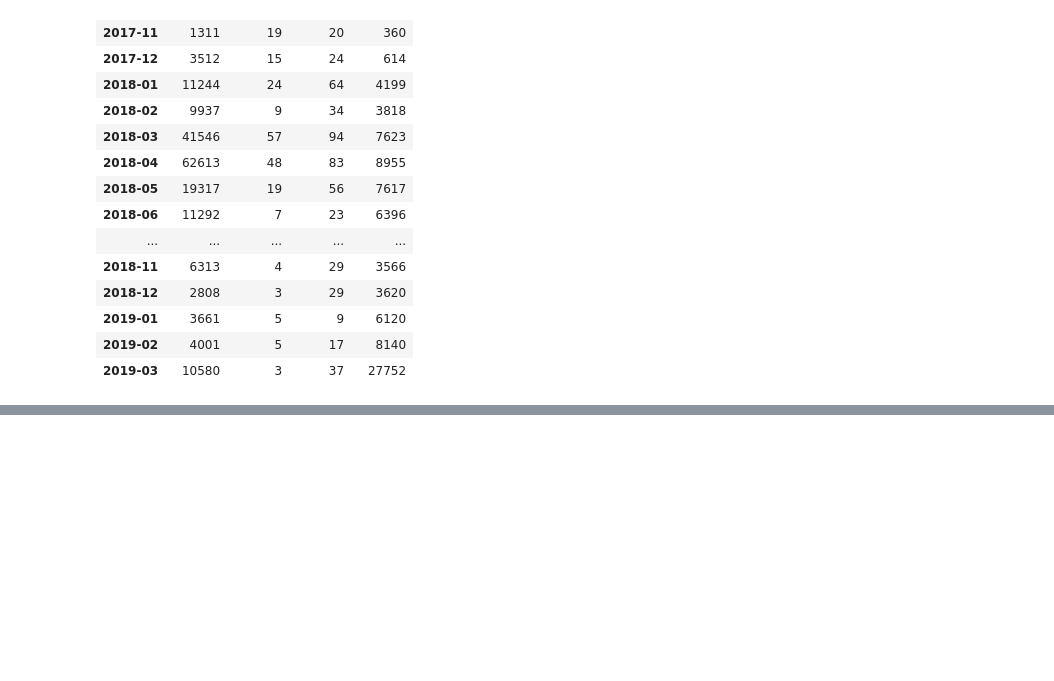
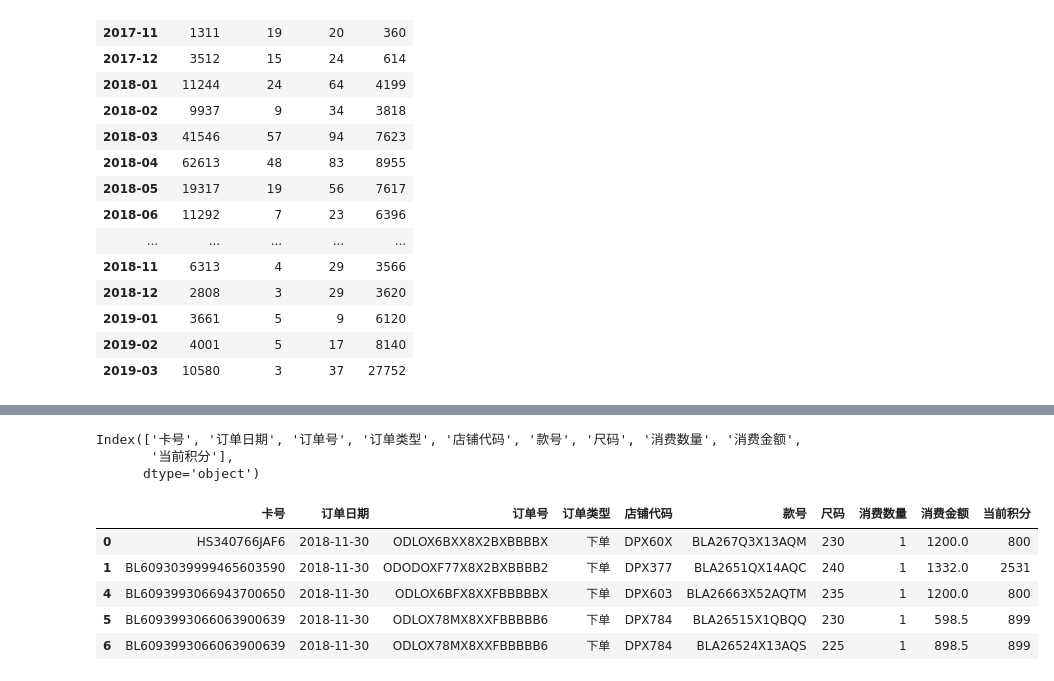
Before and after one commit to duchao1123/PandasLearn, a Jupyter notebook: Pandas_透视表.ipynb, the cells around one changed output, grey strips where cells are left out. Saved outputs shown, nothing was run; the diff lists cells and outputs as text; code cells hidden in the pictures; blank space fills up the shorter version.

```diff
--- a/Pandas_透视表.ipynb
+++ b/Pandas_透视表.ipynb
@@ -16,0 +14,3 @@ customer_info = pd.read_excel('./data/会员信息查询.xlsx')
+# %%
+custom_consume = pd.read_excel('./data/会员消费报表.xlsx')
+all_orders = pd.read_excel('./data/全国销售订单数量表.xlsx')
@@ -355,0 +374,19 @@ plt.show()
+# %%
+custom_consume.columns
+# %% [output]
+Index(['卡号', '订单日期', '订单号', '订单类型', '店铺代码', '款号', '尺码', '消费数量', '消费金额',
+       '当前积分'],
+      dtype='object')
+# %%
+# 统计会员消费次数与是否复购
+
+# 1.统计下单
+order_data = custom_consume.query("订单类型 == '下单'")
+order_data.head()
+# %% [output]
+|  | 卡号 | 订单日期 | 订单号 | 订单类型 | 店铺代码 | 款号 | 尺码 | 消费数量 | 消费金额 | 当前积分 |
+| 0 | HS340766JAF6 | 2018-11-30 | ODLOX6BXX8X2BXBBBBX | 下单 | DPX60X | BLA267Q3X13AQM | 230 | 1 | 1200.0 | 800 |
+| 1 | BL6093039999465603590 | 2018-11-30 | ODODOXF77X8X2BXBBBB2 | 下单 | DPX377 | BLA2651QX14AQC | 240 | 1 | 1332.0 | 2531 |
+| 4 | BL6093993066943700650 | 2018-11-30 | ODLOX6BFX8XXFBBBBBX | 下单 | DPX603 | BLA26663X52AQTM | 235 | 1 | 1200.0 | 800 |
+| 5 | BL6093993066063900639 | 2018-11-30 | ODLOX78MX8XXFBBBBB6 | 下单 | DPX784 | BLA26515X1QBQQ | 230 | 1 | 598.5 | 899 |
+| 6 | BL6093993066063900639 | 2018-11-30 | ODLOX78MX8XXFBBBBB6 | 下单 | DPX784 | BLA26524X13AQS | 225 | 1 | 898.5 | 899 |
```
Also changed, not shown: parts of 15 cells of this notebook, 10 other files.
